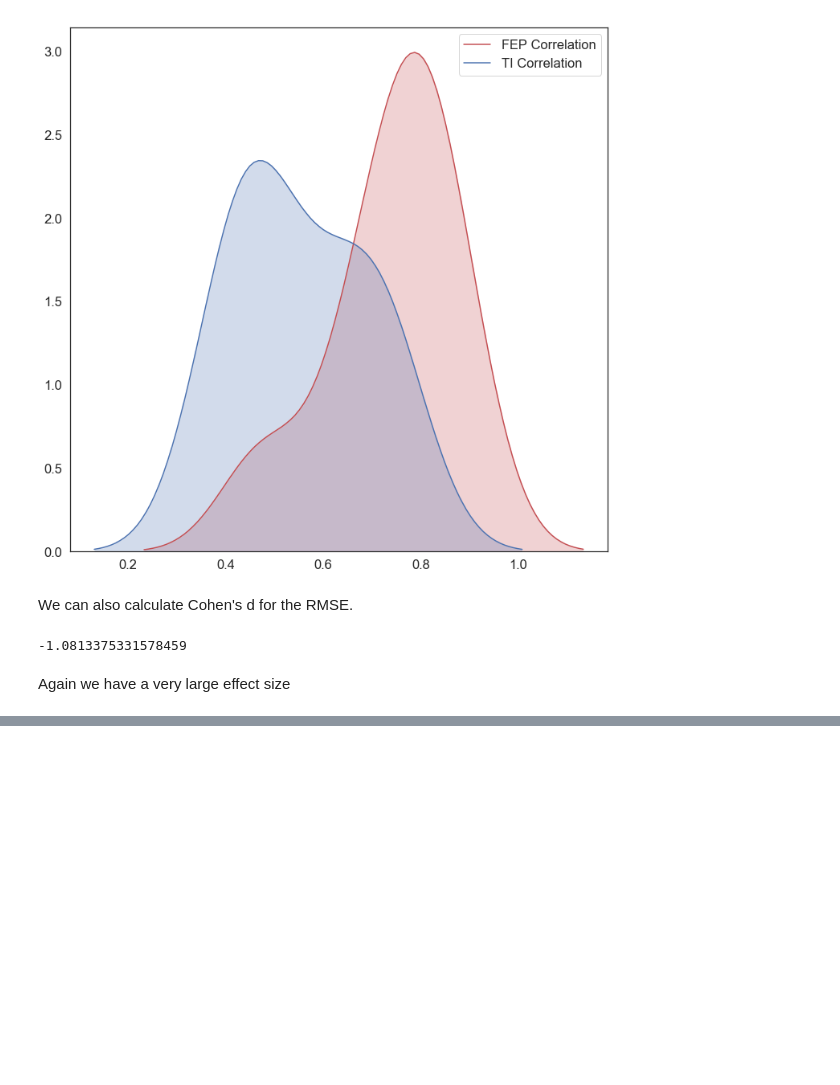
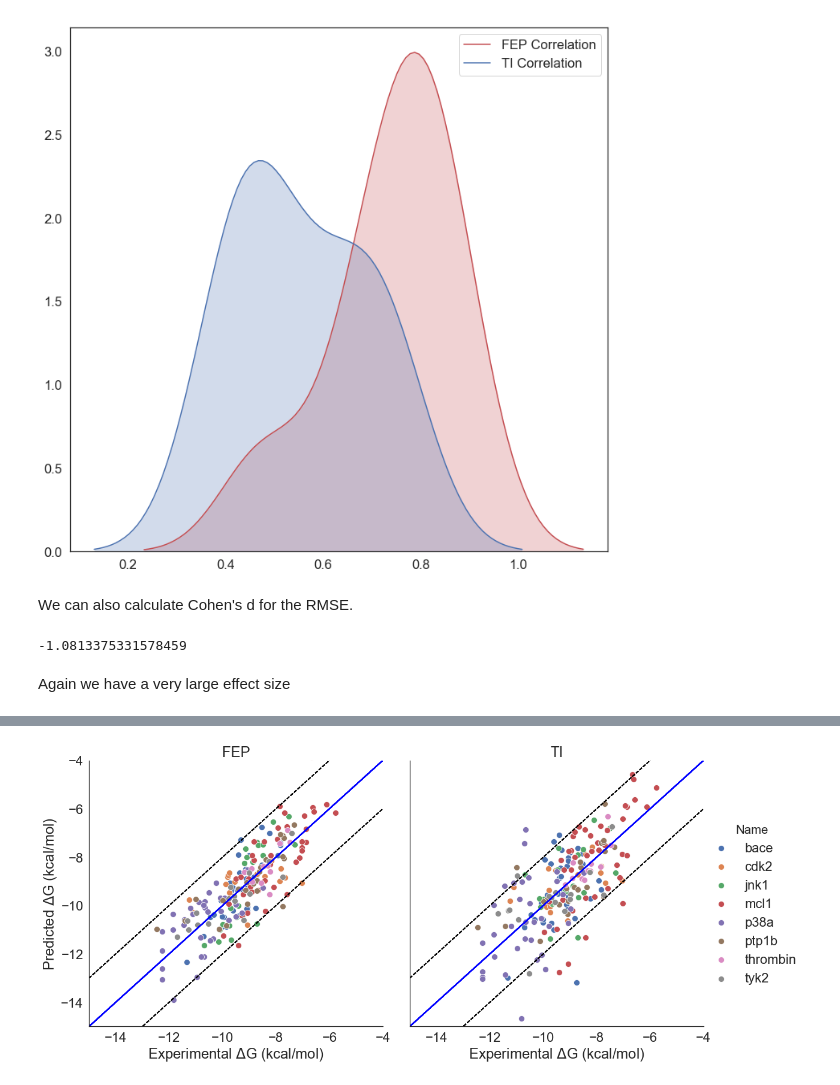
Before and after one commit to PatWalters/FEP_TI_Comparison, a Jupyter notebook: fep_ti_analysis.ipynb, the cells around one changed output, grey strips where cells are left out. Drawn from its saved outputs; the diff is of its cells as text; code cells hidden in the pictures; blank space fills up the shorter version.

```diff
--- a/fep_ti_analysis.ipynb
+++ b/fep_ti_analysis.ipynb
@@ -275,0 +283,29 @@ Again we have a very large effect size
+# %%
+mdf["Method"] = [x.replace("_dG","") for x in mdf.variable.values]
+# %%
+def draw_dG_facet(*args,**kwargs):
+    skip_text = False
+    if kwargs.get("skip_text"):
+        kwargs.pop("skip_text")
+        skip_text = True
+    xlim, ylim = np.array([[-15,-4],[-15,-4]])
+    ax = sns.scatterplot(*args,**kwargs)
+    r2 = pearsonr(args[0],args[1])[0]**2
+    pad = 2
+    if not skip_text:
+        ax.text(-14,-6,f"$R^2$={r2:.2f}")
+    ax.plot(xlim,ylim,linewidth=2, color='blue')
+    ax.plot(xlim,ylim+pad,color="black",linestyle="--")
+    ax.plot(xlim,ylim-pad,color="black",linestyle="--")
+    ax.set(xlim=xlim,ylim=ylim)
+
+sns.set(font_scale=2)
+sns.set_style("white")
+g = sns.FacetGrid(mdf,col="Method",hue="Name",col_wrap=2,height=8,legend_out=True)
+g.map(draw_dG_facet,"Experimental_dG","Predicted_dG",skip_text=True,s=100)
+_ = g.set_titles(col_template="{col_name}")
+g.set_xlabels("Experimental $\Delta$G (kcal/mol)")
+g.set_ylabels("Predicted $\Delta$G (kcal/mol)")
+_ = g.add_legend()
+# %% [output]
+[figure, added]
```
Also changed, not shown: parts of 7 cells of this notebook.
